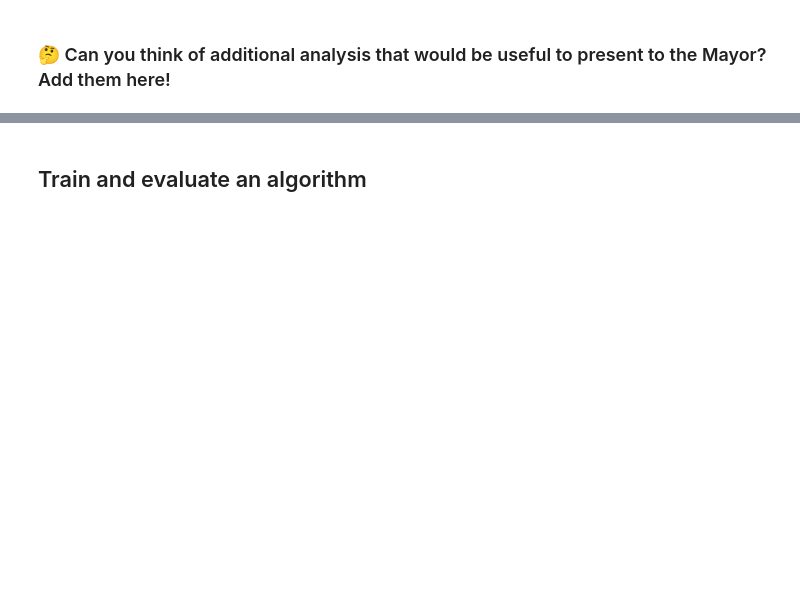
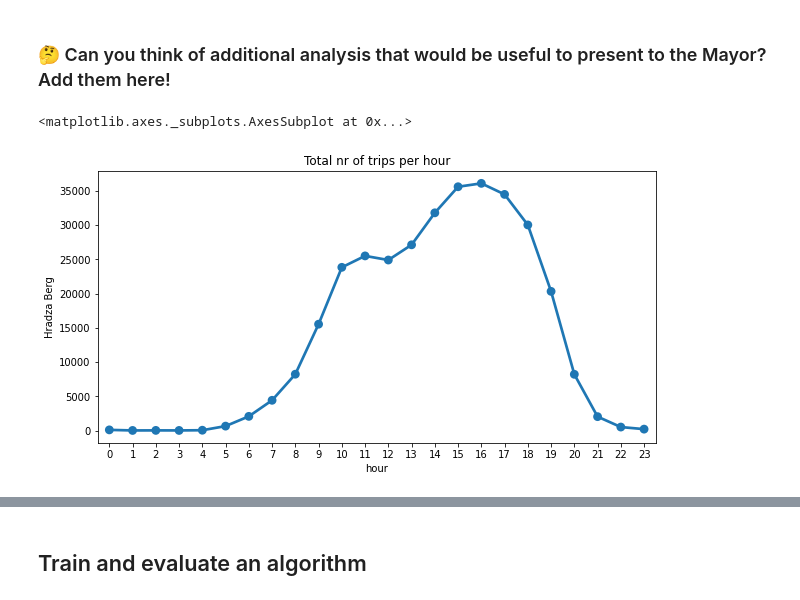
Before and after one commit to filipafcastro/zilina, a Jupyter notebook: traffic_notraffic.ipynb, the cells around one changed output, grey strips where cells are left out. Drawn from its saved outputs; the diff is of its cells as text; code cells hidden in the pictures; blank space fills up the shorter version.

```diff
--- a/traffic_notraffic.ipynb
+++ b/traffic_notraffic.ipynb
@@ -92,2 +164,10 @@ ax = sns.barplot(data=df_train, x='is_holiday', y="Hradza Berg")
 # %% [markdown]
 ### 🤔 Can you think of additional analysis that would be useful to present to the Mayor? Add them here!
+# %%
+df_grouped_hour = df_train.groupby(["hour"]).sum().reset_index()
+plt.figure(figsize=(10,5))
+plt.title("Total nr of trips per hour")
+sns.pointplot(x="hour", y="Hradza Berg", data=df_grouped_hour)
+# %% [output]
+<matplotlib.axes._subplots.AxesSubplot at 0x...>
+[figure, added]
```
Also changed, not shown: parts of 22 cells of this notebook, 1 other file.
